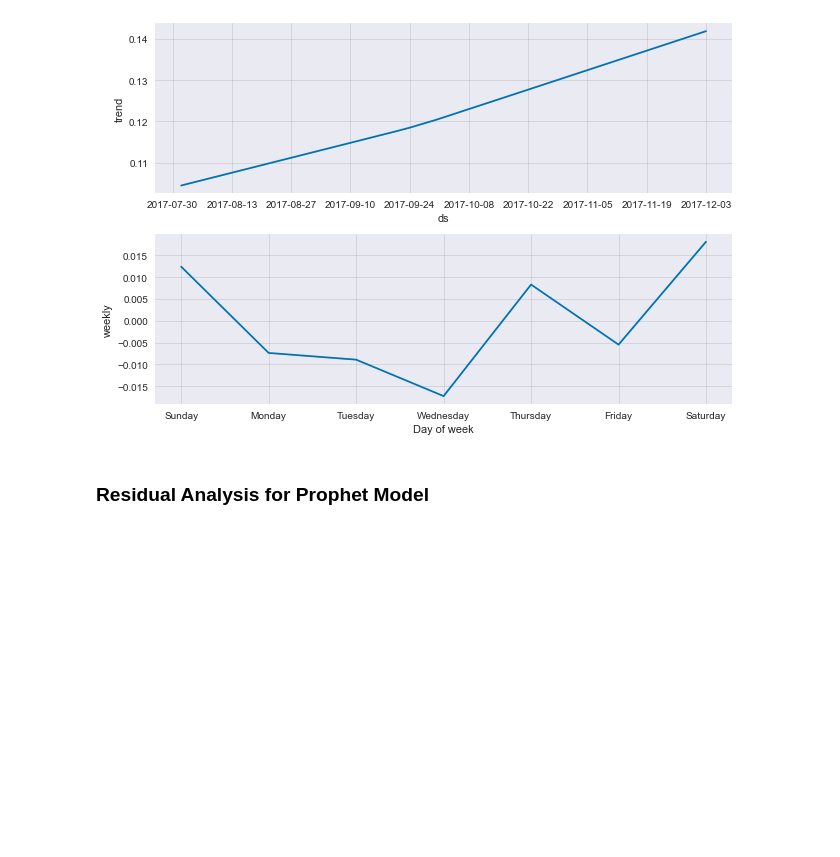
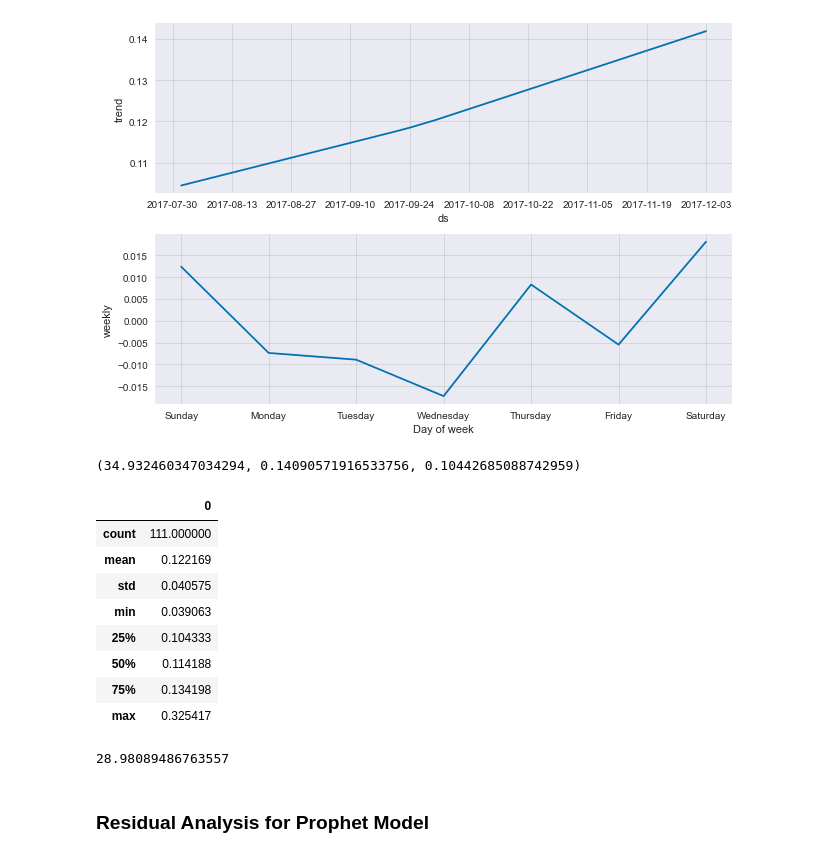
Before and after one commit to edxu96/elec_consumption, a Jupyter notebook: 01_forecast.ipynb, the cells around one changed output. Saved outputs shown, nothing was run; the diff lists cells and outputs as text; code cells hidden in the pictures; blank space fills up the shorter version.

```diff
--- a/01_forecast.ipynb
+++ b/01_forecast.ipynb
@@ -108,6 +110,30 @@ Trending and weekly cycling components in the model.
 mod['zeroDayFb'].plot_components(df_forecast);
 # %% [output]
 [figure]
+# %%
+#hide
+utils.cal_increment_percent(df_forecast['trend'][:122])
+# %% [output]
+(34.932460347034294, 0.14090571916533756, 0.10442685088742959)
+# %%
+#hide
+data['tsPdDaily'].dropna().describe().to_frame()
+# %% [output]
+|  | 0 |
+| count | 111.000000 |
+| mean | 0.122169 |
+| std | 0.040575 |
+| min | 0.039063 |
+| 25% | 0.104333 |
+| 50% | 0.114188 |
+| 75% | 0.134198 |
+| max | 0.325417 |
+# %%
+#hide
+_, _max, _min = utils.cal_increment_percent(df_forecast.head(7)['weekly'][:122])
+(_max - _min) / 0.122169 * 100
+# %% [output]
+28.98089486763557
 # %% [markdown]
 ### Residual Analysis for Prophet Model
 # %%
```
Also changed, not shown: parts of 30 cells of this notebook, 1 other file.
